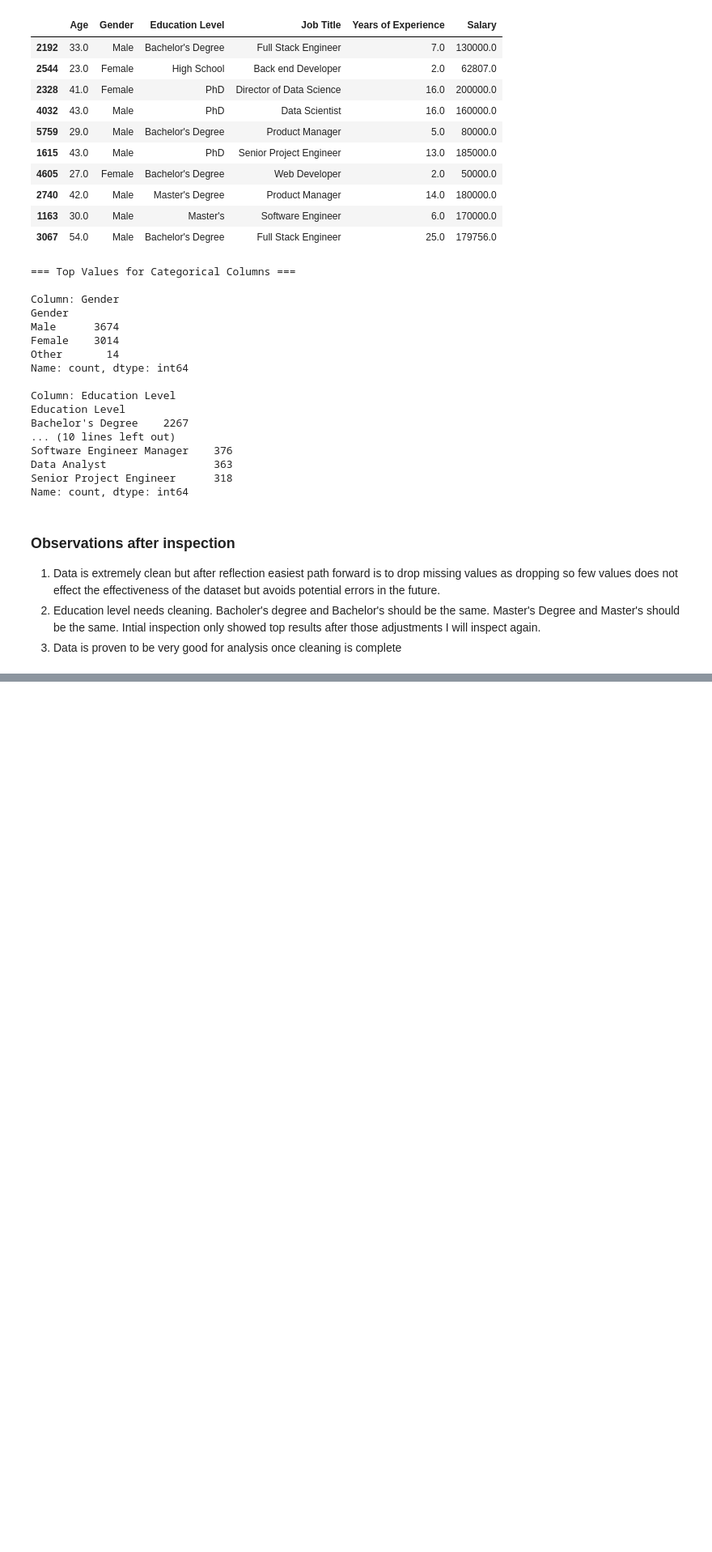
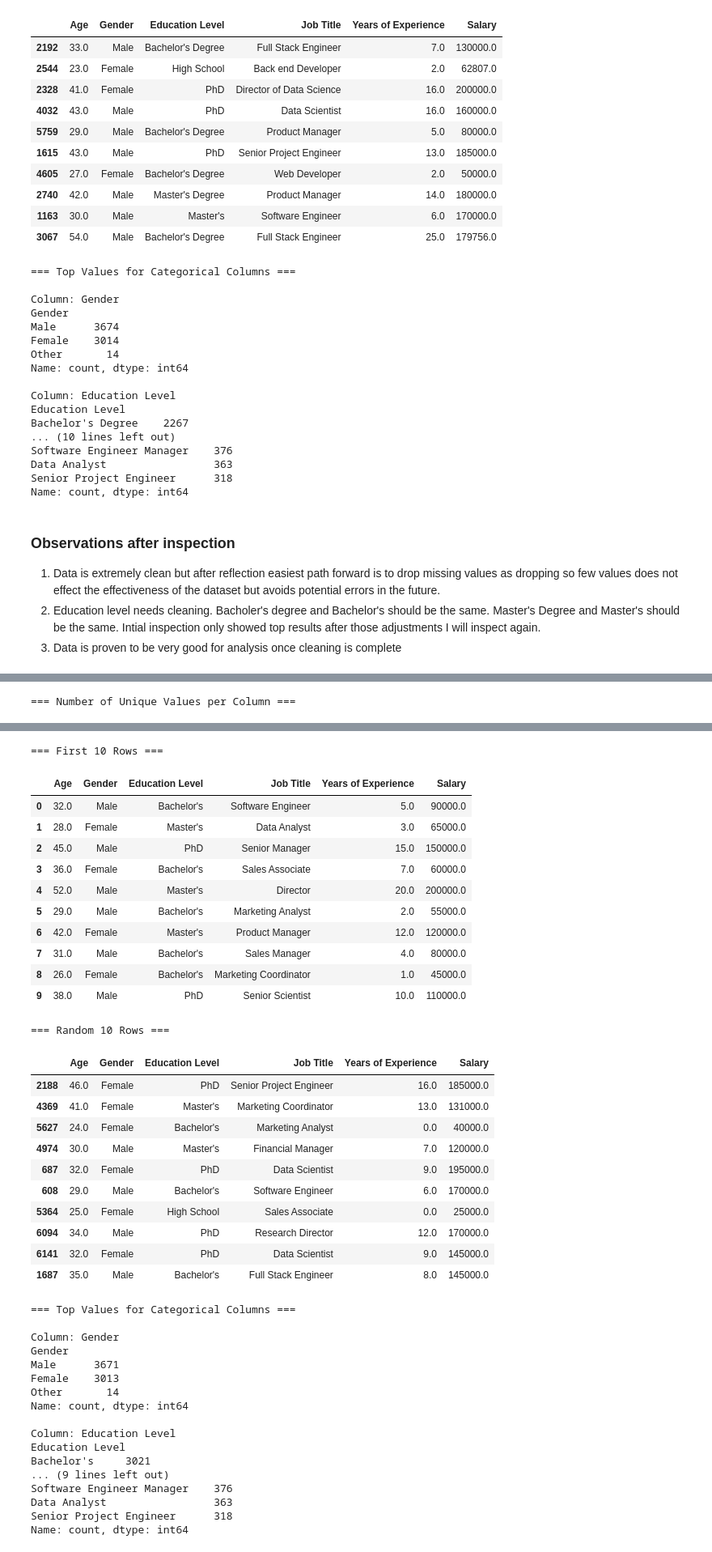
Before and after one commit to s256657/salary-experience-wilcox, a Jupyter notebook: data/data_clean.ipynb, the cells around one changed output, grey strips where cells are left out. Shown at 81% size. Drawn from its saved outputs; the diff is of its cells as text; code cells hidden in the pictures; blank space fills up the shorter version.

Commit message:
data cleaned succesfully

```diff
--- a/data/data_clean.ipynb
+++ b/data/data_clean.ipynb
@@ -207,3 +208,41 @@ Try using .loc[row_indexer,col_indexer] = value instead
 
 See the caveats in the documentation: https://pandas.pydata.org/pandas-docs/stable/user_guide/indexing.html#returning-a-view-versus-a-copy
   df_clean['Education Level'] = df_clean['Education Level'].replace(education_replacements)
+# %%
+# Path to the cleaned dataset
+csv_path = "Salary_Data_Cleaned.csv"
+
+# Check if the file exists
+if not os.path.exists(csv_path):
+    raise FileNotFoundError(f"Cleaned CSV file not found at {csv_path}")
+
+# Load cleaned CSV
+df_cleaned = pd.read_csv(csv_path)
+
+print(f"\n✅ Cleaned data successfully loaded. Shape: {df_cleaned.shape[0]} rows × {df_cleaned.shape[1]} columns")
+
+# --- STRUCTURAL INSPECTION ---
+
+print("\n=== DataFrame Info ===")
+df_cleaned.info()
+
+print("\n=== Descriptive Statistics (Numeric Columns) ===")
+display(df_cleaned.describe())
+
+print("\n=== Column Data Types ===")
+display(df_cleaned.dtypes)
+
+print("\n=== Number of Unique Values per Column ===")
+display(df_cleaned.nunique())
+
+print("\n=== First 10 Rows ===")
+display(df_cleaned.head(10))
+
+print("\n=== Random 10 Rows ===")
+display(df_cleaned.sample(10, random_state=1))
+
+print("\n=== Top Values for Categorical Columns ===")
+for col in df_cleaned.select_dtypes(include='object').columns:
+    print(f"\nColumn: {col}")
+    print(df_cleaned[col].value_counts().head(5))
+# %% [output]
@@ -209,0 +284 @@ See the caveats in the documentation: https://pandas.pydata.org/pandas-docs/stab
+=== Number of Unique Values per Column ===
@@ -209,0 +292,41 @@ See the caveats in the documentation: https://pandas.pydata.org/pandas-docs/stab
+=== First 10 Rows ===
+|  | Age | Gender | Education Level | Job Title | Years of Experience | Salary |
+| 0 | 32.0 | Male | Bachelor's | Software Engineer | 5.0 | 90000.0 |
+| 1 | 28.0 | Female | Master's | Data Analyst | 3.0 | 65000.0 |
+| 2 | 45.0 | Male | PhD | Senior Manager | 15.0 | 150000.0 |
+| 3 | 36.0 | Female | Bachelor's | Sales Associate | 7.0 | 60000.0 |
+| 4 | 52.0 | Male | Master's | Director | 20.0 | 200000.0 |
+| 5 | 29.0 | Male | Bachelor's | Marketing Analyst | 2.0 | 55000.0 |
+| 6 | 42.0 | Female | Master's | Product Manager | 12.0 | 120000.0 |
+| 7 | 31.0 | Male | Bachelor's | Sales Manager | 4.0 | 80000.0 |
+| 8 | 26.0 | Female | Bachelor's | Marketing Coordinator | 1.0 | 45000.0 |
+| 9 | 38.0 | Male | PhD | Senior Scientist | 10.0 | 110000.0 |
+=== Random 10 Rows ===
+|  | Age | Gender | Education Level | Job Title | Years of Experience | Salary |
+| 2188 | 46.0 | Female | PhD | Senior Project Engineer | 16.0 | 185000.0 |
+| 4369 | 41.0 | Female | Master's | Marketing Coordinator | 13.0 | 131000.0 |
+| 5627 | 24.0 | Female | Bachelor's | Marketing Analyst | 0.0 | 40000.0 |
+| 4974 | 30.0 | Male | Master's | Financial Manager | 7.0 | 120000.0 |
+| 687 | 32.0 | Female | PhD | Data Scientist | 9.0 | 195000.0 |
+| 608 | 29.0 | Male | Bachelor's | Software Engineer | 6.0 | 170000.0 |
+| 5364 | 25.0 | Female | High School | Sales Associate | 0.0 | 25000.0 |
+| 6094 | 34.0 | Male | PhD | Research Director | 12.0 | 170000.0 |
+| 6141 | 32.0 | Female | PhD | Data Scientist | 9.0 | 145000.0 |
+| 1687 | 35.0 | Male | Bachelor's | Full Stack Engineer | 8.0 | 145000.0 |
+=== Top Values for Categorical Columns ===
+
+Column: Gender
+Gender
+Male      3671
+Female    3013
+Other       14
+Name: count, dtype: int64
+
+Column: Education Level
+Education Level
+Bachelor's     3021
+... (9 lines left out)
+Software Engineer Manager    376
+Data Analyst                 363
+Senior Project Engineer      318
+Name: count, dtype: int64
```
Also changed, not shown: parts of 3 cells of this notebook, 1 other file.
